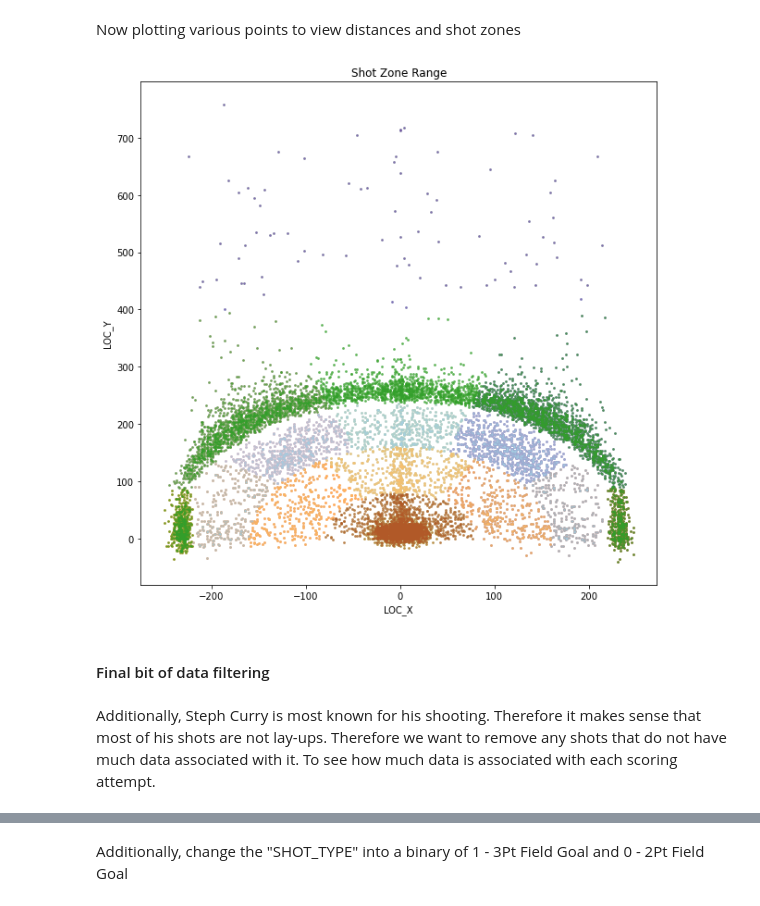
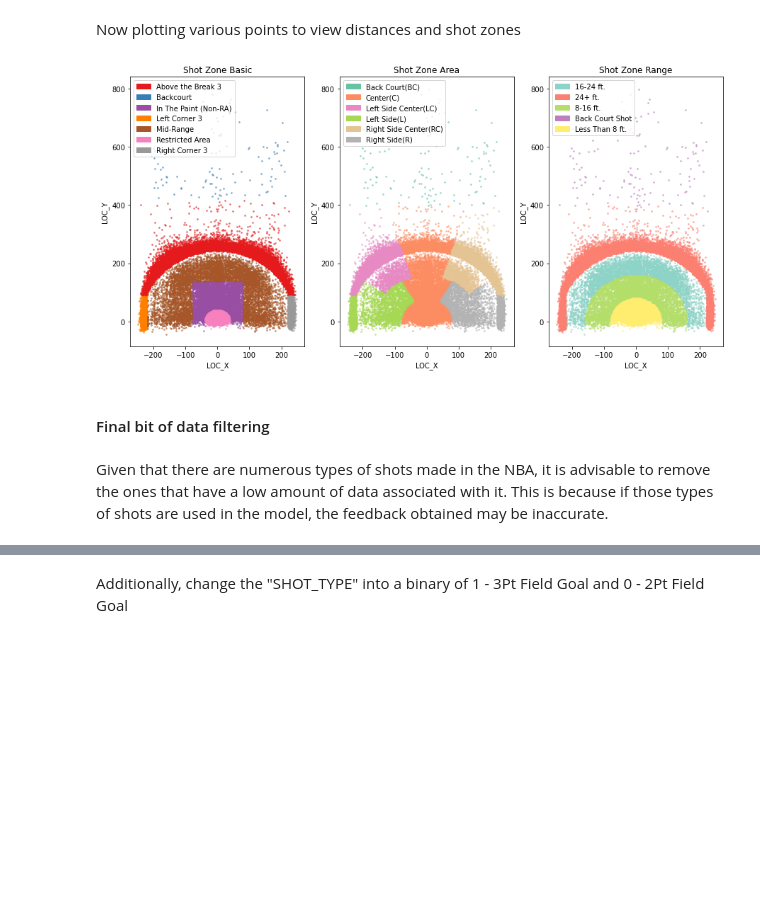
Before and after one commit to owk24/446-final-project, a Jupyter notebook: dataFilteringAndVisualization.ipynb, the cells around one changed output, grey strips where cells are left out. Drawn from its saved outputs; the diff is of its cells as text; code cells hidden in the pictures; blank space fills up the shorter version.

```diff
--- a/dataFilteringAndVisualization.ipynb
+++ b/dataFilteringAndVisualization.ipynb
@@ -15,11 +28,10 @@ I want to drop unused columns and change the GAME_DATE from YYYYMMDD to a YEAR,
 # %%
 trimmedData = rawData.drop(
     ["GAME_ID", "GRID_TYPE", "PLAYER_ID", "PLAYER_NAME", "TEAM_ID", "TEAM_NAME", "EVENT_TYPE",
-     "SHOT_ATTEMPTED_FLAG", "GAME_EVENT_ID"],1)
+     "SHOT_ATTEMPTED_FLAG", "GAME_EVENT_ID", "HTM", "VTM"],1)
 
 dateTimes = pd.to_datetime(trimmedData["GAME_DATE"], format='%Y%m%d')
 trimmedData["GAME_DATE"] = dateTimes
-trimmedData["YEAR"] = trimmedData["GAME_DATE"].dt.year
 trimmedData["MONTH"] = trimmedData["GAME_DATE"].dt.month
 trimmedData["DAY"] = trimmedData["GAME_DATE"].dt.day
 
@@ -27,3 +41,6 @@ trimmedData = trimmedData.drop("GAME_DATE",1)
+# %%
+trimmedData = trimmedData.iloc[::4, :]
+trimmedData = trimmedData.dropna()
 # %% [markdown]
 #### Data Visualisation
 # %% [markdown]
@@ -31,9 +48,13 @@ Plotting Loc_X vs Loc_Y to get a representation of shots made and whether if it
 # %%
+import matplotlib.patches as mpatches
+redPatch = mpatches.Patch(color="Blue", label="Shot Went In")
+bluePatch = mpatches.Patch(color="Red", label="Shot Did Not Go in")
 plt.figure(figsize=(7,7))
-colors = np.where(trimmedData["SHOT_MADE_FLAG"]==1, "Dodgerblue", "Crimson")
+colors = np.where(trimmedData["SHOT_MADE_FLAG"]==1, "Blue", "Red")
 colors.shape
 
 plt.title("LOC_X vs LOC_Y")
 plt.xlabel("LOC_X")
 plt.ylabel("LOC_Y")
+plt.legend(handles=[redPatch, bluePatch])
 plt.scatter(trimmedData.LOC_X, trimmedData.LOC_Y, color=colors, s=4, alpha=0.5)
@@ -43,35 +61,45 @@ plt.scatter(trimmedData.LOC_X, trimmedData.LOC_Y, color=colors, s=4, alpha=0.5)
+# %%
+sns.set_style("dark")
+jointPlot = sns.kdeplot(data=trimmedData, x="LOC_X", y="LOC_Y",
+                        fill=True, thresh=0, levels=100, cmap="rocket")
 # %% [markdown]
 Now plotting various points to view distances and shot zones
 # %%
-plt.figure(figsize=(10, 10))
-def groupedPlotByFeatureAndColorset(feature):
+plt.figure(figsize=(15, 7))
+def groupedPlotByFeatureAndColorset(feature, color):
+    patches = []
     datasets = trimmedData.groupby(feature)
-    colors = cm.Paired(np.linspace(0, 1, len(datasets)))
+    colors = color(np.linspace(0, 1, len(datasets)))
     for data, color in zip(datasets, colors):
+        patches.append(mpatches.Patch(color=color, label=data[0]))
+        plt.legend(handles=patches)
         plt.scatter(data[1].LOC_X, data[1].LOC_Y, color=color, s=3, alpha=0.5)
 
-
+plt.subplot(131)
 plt.title("Shot Zone Basic")
 plt.xlabel("LOC_X")
 plt.ylabel("LOC_Y")
-groupedPlotByFeatureAndColorset("SHOT_ZONE_BASIC")
+groupedPlotByFeatureAndColorset("SHOT_ZONE_BASIC", cm.Set1)
 
+plt.subplot(132)
 plt.title("Shot Zone Area")
 plt.xlabel("LOC_X")
 plt.ylabel("LOC_Y")
-groupedPlotByFeatureAndColorset("SHOT_ZONE_AREA")
+groupedPlotByFeatureAndColorset("SHOT_ZONE_AREA", cm.Set2)
 
+plt.subplot(133)
 plt.title("Shot Zone Range")
 plt.xlabel("LOC_X")
 plt.ylabel("LOC_Y")
-groupedPlotByFeatureAndColorset("SHOT_ZONE_RANGE")
+groupedPlotByFeatureAndColorset("SHOT_ZONE_RANGE", cm.Set3)
 # %% [output]
-[figure, old version]
+[figure, new version]
 # %% [markdown]
 #### Final bit of data filtering
-# %% [markdown]
-Additionally, Steph Curry is most known for his shooting. Therefore it makes sense that most of his shots are not lay-ups. Therefore we want to remove any shots that do not have much data associated with it.
-To see how much data is associated with each scoring attempt.
+# %% [markdown]
+Given that there are numerous types of shots made in the NBA, it is advisable to remove the ones that have a low amount
+of data associated with it. This is because if those types of shots are used in the model, the feedback obtained may
+be inaccurate.
 # %%
 trimmedData["ACTION_TYPE"].value_counts()
 # %% [output]
```
Also changed, not shown: parts of 23 cells of this notebook, 18 other files.
